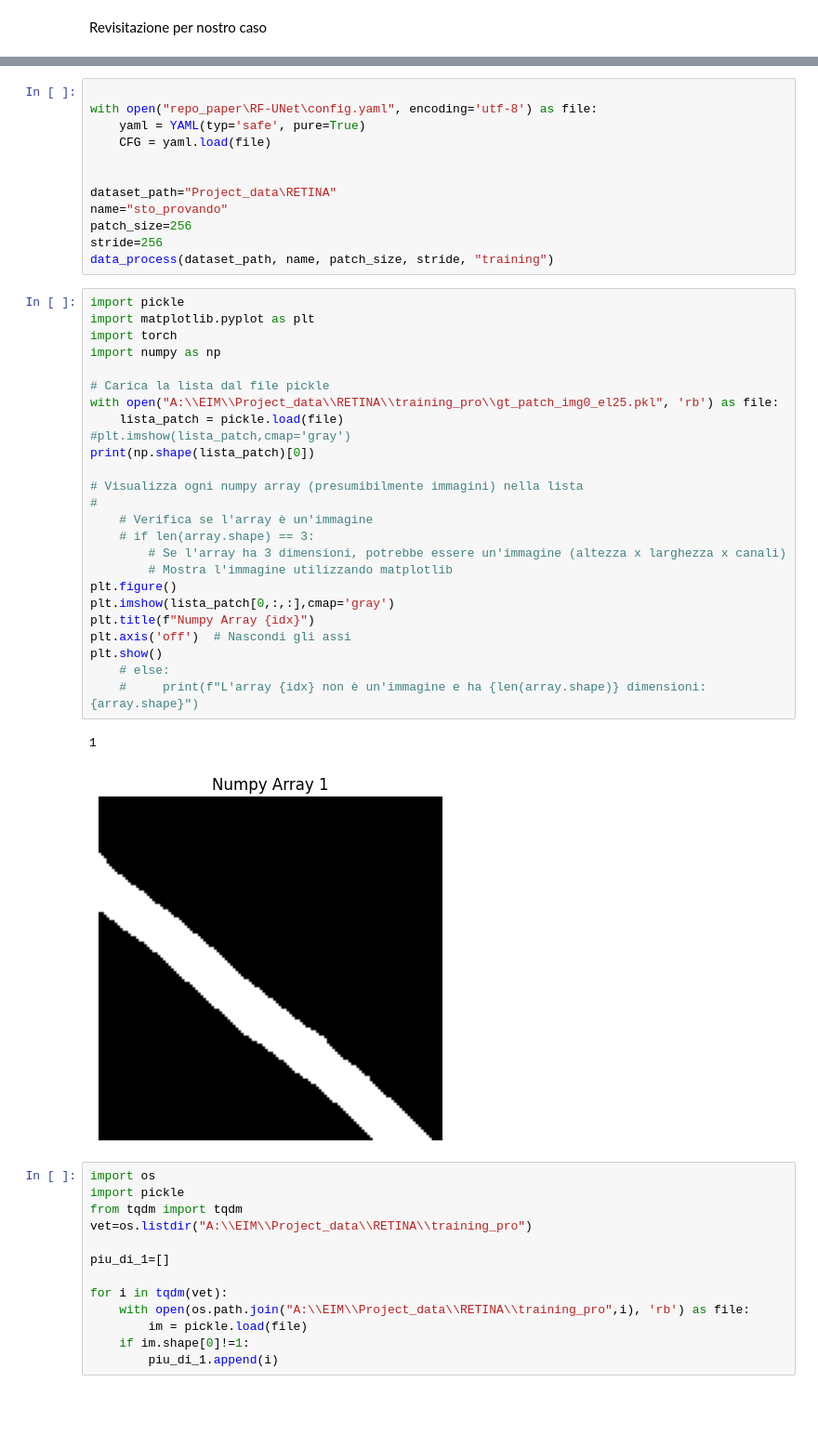
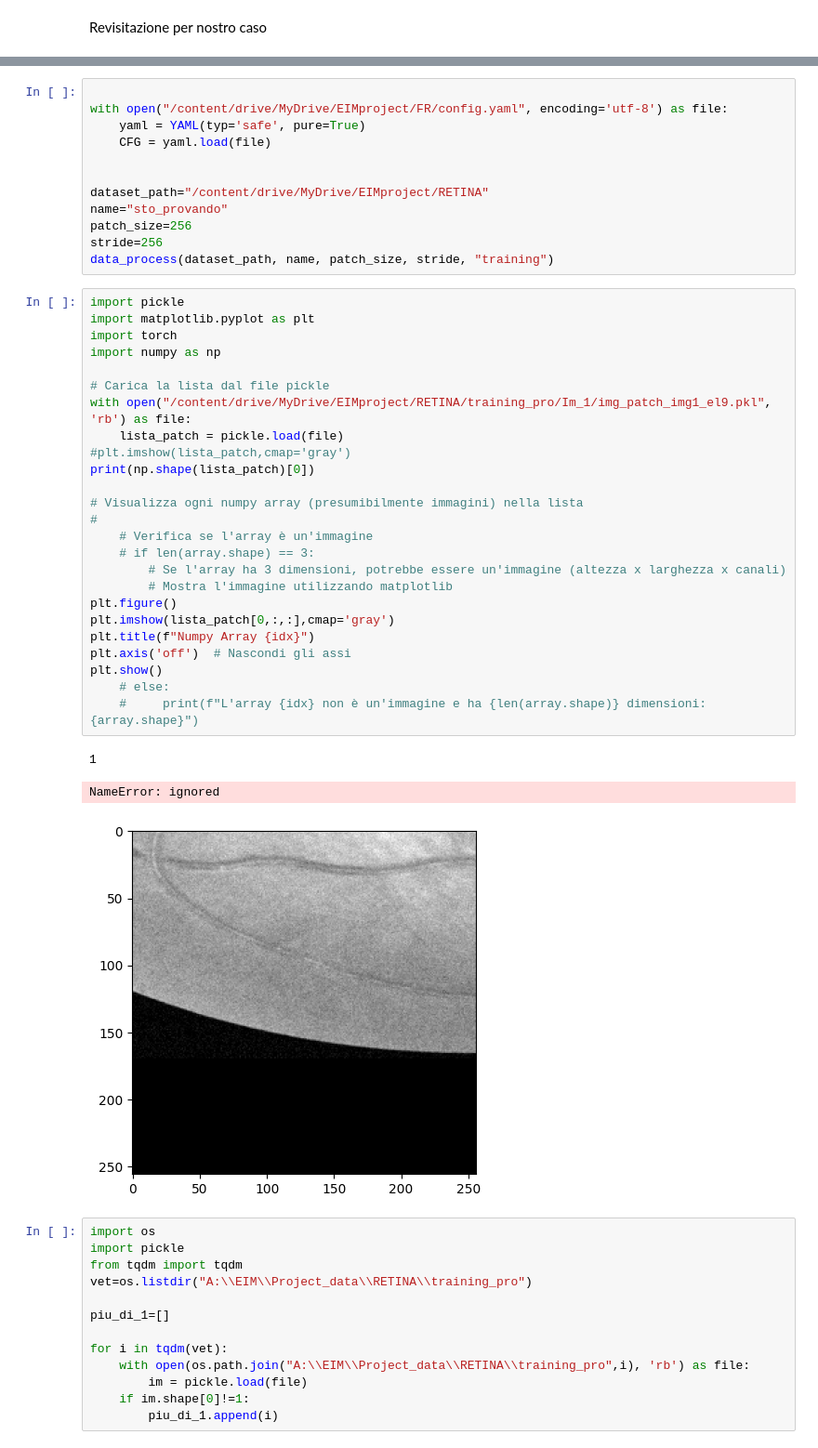
Before and after one commit to TSechi78-2/Retina_project, a Jupyter notebook: data_process_paper_adattato.ipynb, the cells around one changed output, grey strips where cells are left out. Shown at 93% size. Drawn from its saved outputs; the diff is of its cells as text; blank space fills up the shorter version.

```diff
--- a/data_process_paper_adattato.ipynb
+++ b/data_process_paper_adattato.ipynb
@@ -554,11 +278,11 @@ def data_process(data_path, name, patch_size, stride, mode):
 # %%
 
-with open("repo_paper\RF-UNet\config.yaml", encoding='utf-8') as file:
+with open("/content/drive/MyDrive/EIMproject/FR/config.yaml", encoding='utf-8') as file:
     yaml = YAML(typ='safe', pure=True)
     CFG = yaml.load(file)
 
 
-dataset_path="Project_data\RETINA"
+dataset_path="/content/drive/MyDrive/EIMproject/RETINA"
 name="sto_provando"
 patch_size=256
 stride=256
@@ -566,31 +290,32 @@ data_process(dataset_path, name, patch_size, stride, "training")
 # %%
 import pickle
 import matplotlib.pyplot as plt
 import torch
 import numpy as np
 
 # Carica la lista dal file pickle
-with open("A:\\EIM\\Project_data\\RETINA\\training_pro\\gt_patch_img0_el25.pkl", 'rb') as file:
+with open("/content/drive/MyDrive/EIMproject/RETINA/training_pro/Im_1/img_patch_img1_el9.pkl", 'rb') as file:
     lista_patch = pickle.load(file)
 #plt.imshow(lista_patch,cmap='gray')
 print(np.shape(lista_patch)[0])
 
 # Visualizza ogni numpy array (presumibilmente immagini) nella lista
 #
     # Verifica se l'array è un'immagine
     # if len(array.shape) == 3:
         # Se l'array ha 3 dimensioni, potrebbe essere un'immagine (altezza x larghezza x canali)
         # Mostra l'immagine utilizzando matplotlib
 plt.figure()
 plt.imshow(lista_patch[0,:,:],cmap='gray')
 plt.title(f"Numpy Array {idx}")
 plt.axis('off')  # Nascondi gli assi
 plt.show()
     # else:
     #     print(f"L'array {idx} non è un'immagine e ha {len(array.shape)} dimensioni: {array.shape}")
 # %% [output]
 1
+NameError: ignored
-[figure, old version]
+[figure, new version]
 # %%
 import os
 import pickle
```
Also changed, not shown: parts of 11 cells of this notebook, 22 other files.
